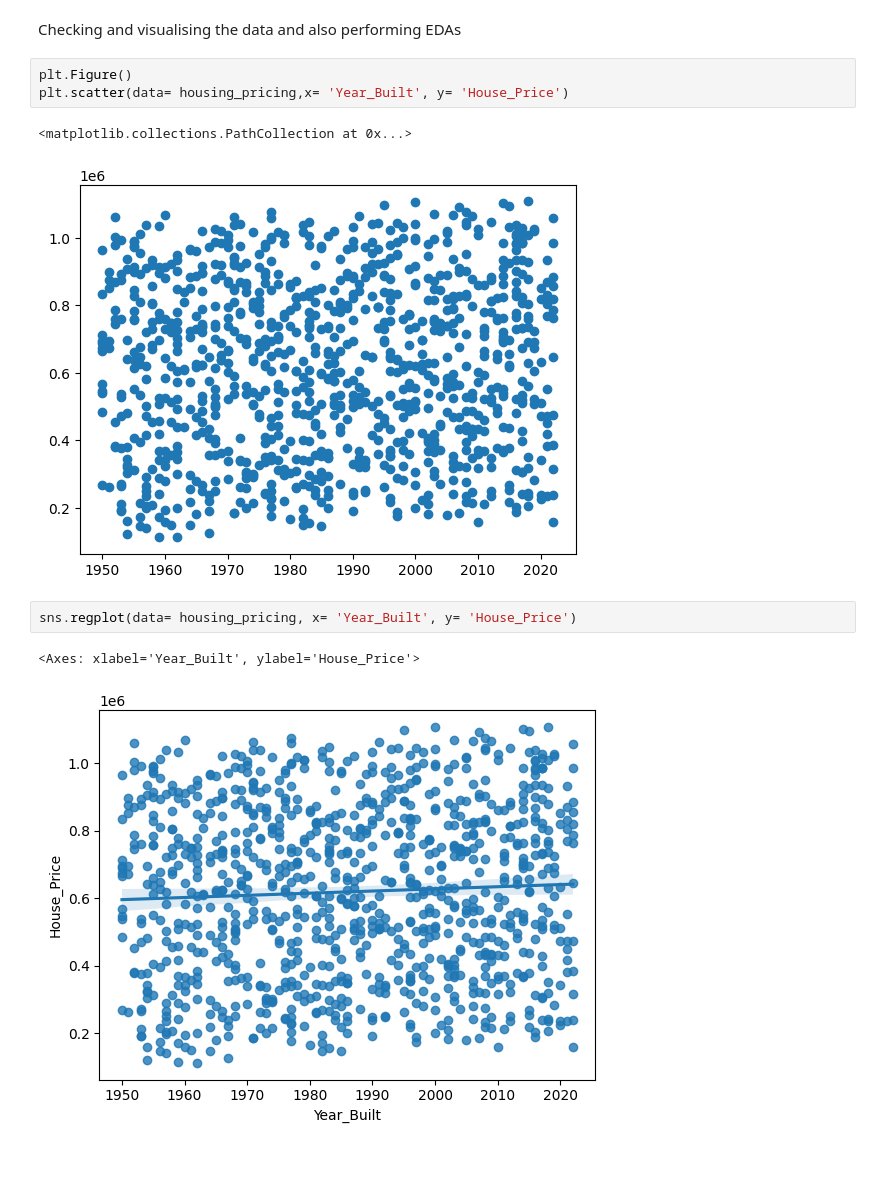
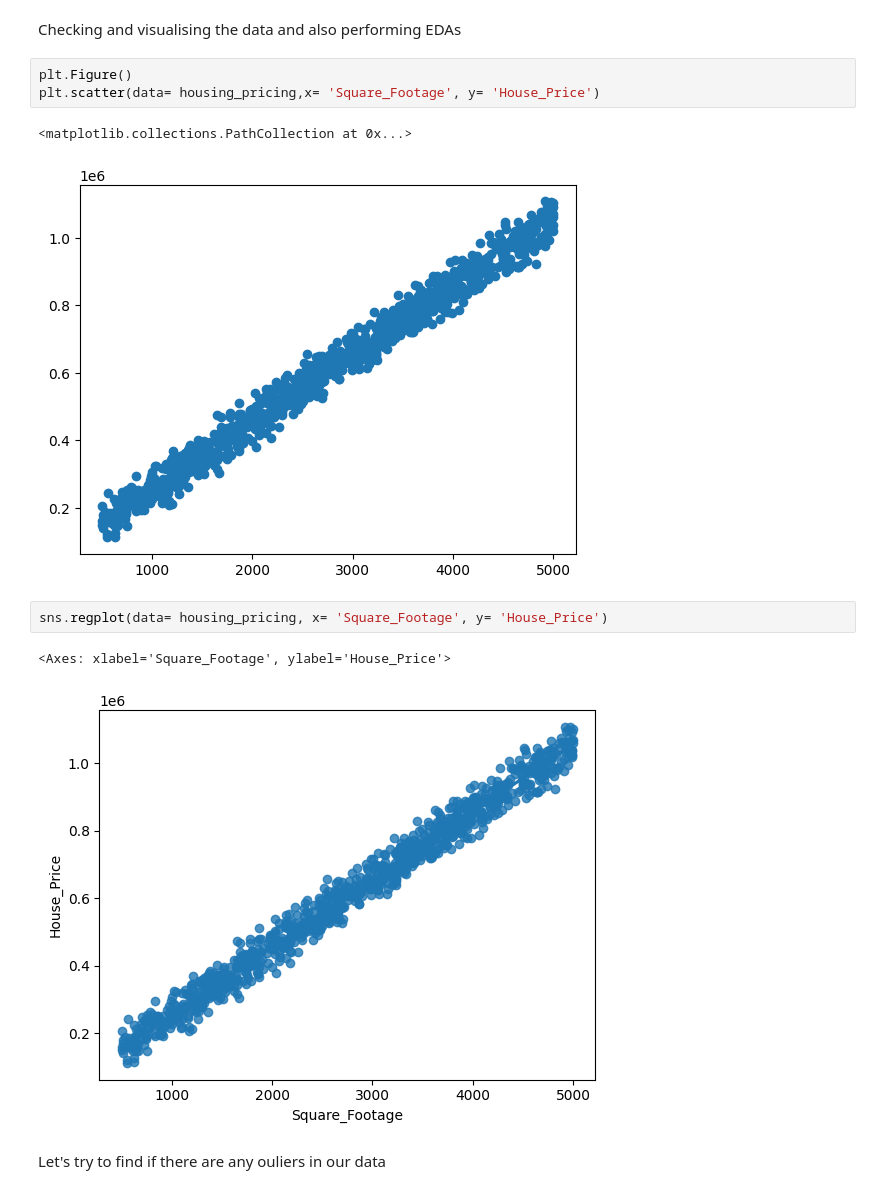
Before and after one commit to Rushank14/Models, a Jupyter notebook: notebooks/regression.ipynb, the cells around one changed output. Saved outputs shown, nothing was run; the diff lists cells and outputs as text; blank space fills up the shorter version.

```diff
--- a/notebooks/regression.ipynb
+++ b/notebooks/regression.ipynb
@@ -23,12 +23,14 @@ housing_pricing.head()
 Checking and visualising the data and also performing EDAs
 # %%
 plt.Figure()
-plt.scatter(data= housing_pricing,x= 'Year_Built', y= 'House_Price')
+plt.scatter(data= housing_pricing,x= 'Square_Footage', y= 'House_Price')
 # %% [output]
 <matplotlib.collections.PathCollection at 0x...>
-[figure, old version]
+[figure, new version]
 # %%
-sns.regplot(data= housing_pricing, x= 'Year_Built', y= 'House_Price')
+sns.regplot(data= housing_pricing, x= 'Square_Footage', y= 'House_Price')
 # %% [output]
-<Axes: xlabel='Year_Built', ylabel='House_Price'>
+<Axes: xlabel='Square_Footage', ylabel='House_Price'>
-[figure, old version]
+[figure, new version]
+# %% [markdown]
+Let's try to find if there are any ouliers in our data
```
Also changed, not shown: parts of 16 cells of this notebook.
